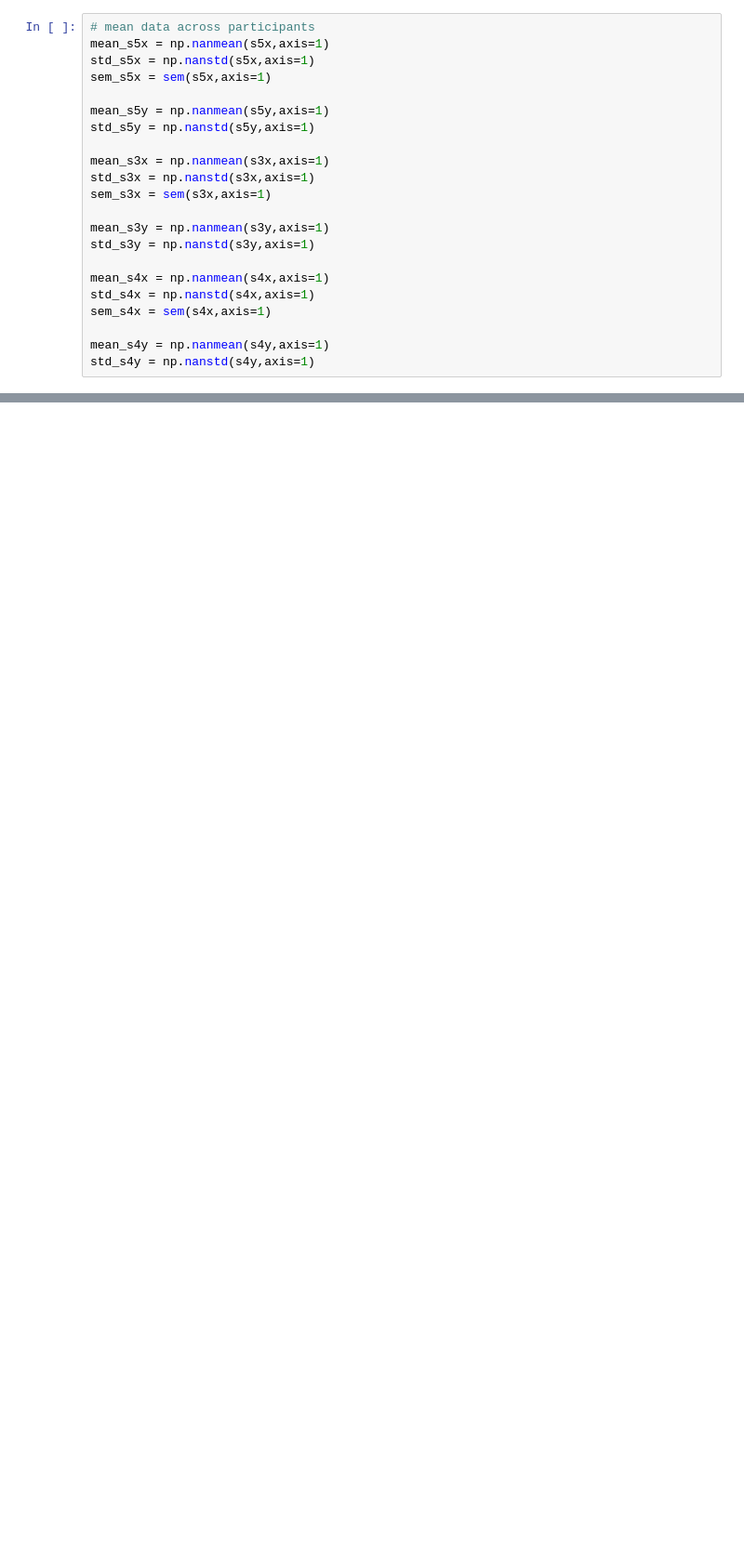
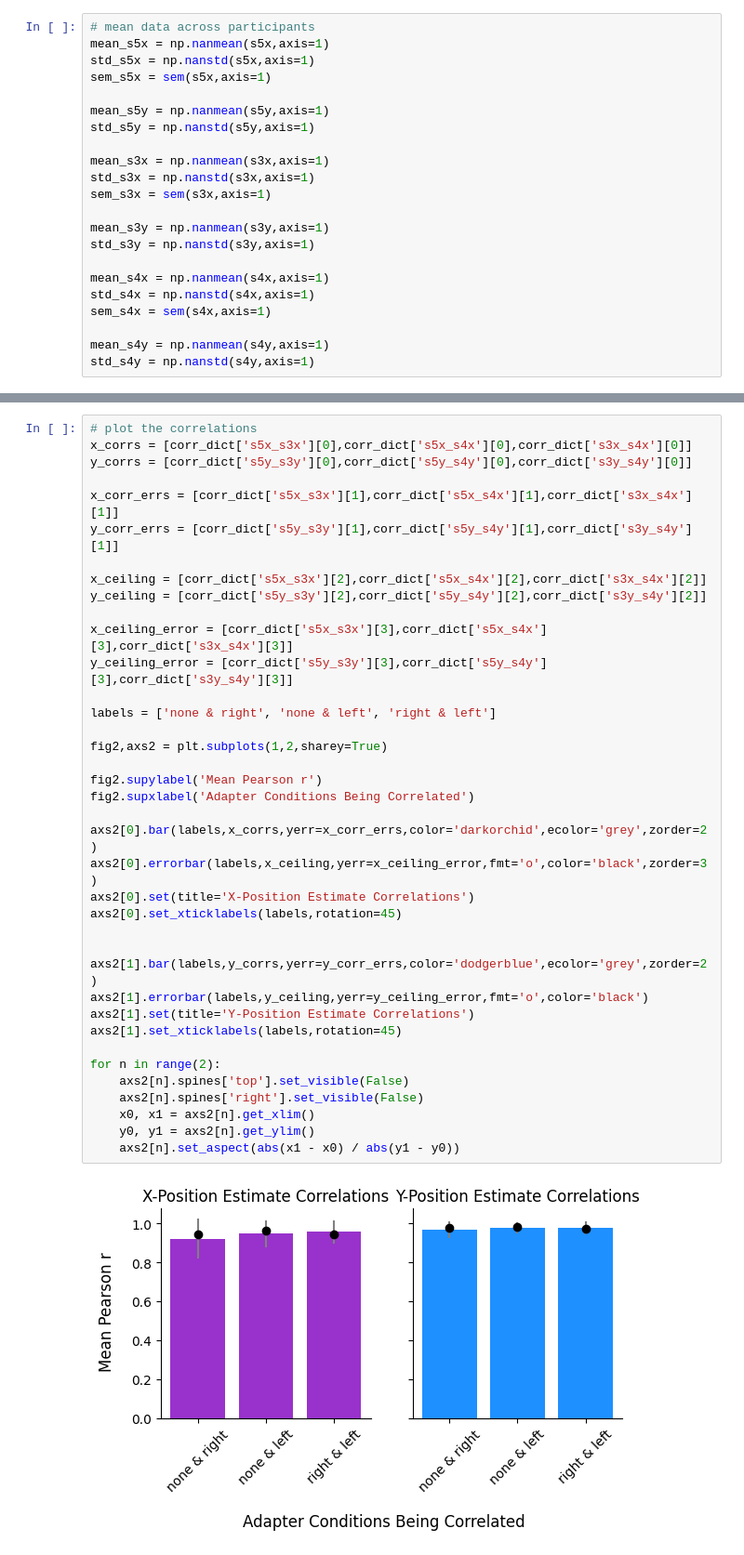
Before and after one commit to vital-kolab/obj-position-bias, a Jupyter notebook: figure2.ipynb, the cells around one changed output, grey strips where cells are left out. Shown at 93% size. Cells and saved outputs as stored; diff of their text form; blank space fills up the shorter version.

```diff
--- a/figure2.ipynb
+++ b/figure2.ipynb
@@ -71,0 +248,40 @@ plt.gca().set_aspect(abs(x1 - x0) / abs(y1 - y0))
+# %%
+# plot the correlations
+x_corrs = [corr_dict['s5x_s3x'][0],corr_dict['s5x_s4x'][0],corr_dict['s3x_s4x'][0]]
+y_corrs = [corr_dict['s5y_s3y'][0],corr_dict['s5y_s4y'][0],corr_dict['s3y_s4y'][0]]
+
+x_corr_errs = [corr_dict['s5x_s3x'][1],corr_dict['s5x_s4x'][1],corr_dict['s3x_s4x'][1]]
+y_corr_errs = [corr_dict['s5y_s3y'][1],corr_dict['s5y_s4y'][1],corr_dict['s3y_s4y'][1]]
+
+x_ceiling = [corr_dict['s5x_s3x'][2],corr_dict['s5x_s4x'][2],corr_dict['s3x_s4x'][2]]
+y_ceiling = [corr_dict['s5y_s3y'][2],corr_dict['s5y_s4y'][2],corr_dict['s3y_s4y'][2]]
+
+x_ceiling_error = [corr_dict['s5x_s3x'][3],corr_dict['s5x_s4x'][3],corr_dict['s3x_s4x'][3]]
+y_ceiling_error = [corr_dict['s5y_s3y'][3],corr_dict['s5y_s4y'][3],corr_dict['s3y_s4y'][3]]
+
+labels = ['none & right', 'none & left', 'right & left']
+
+fig2,axs2 = plt.subplots(1,2,sharey=True)
+
+fig2.supylabel('Mean Pearson r')
+fig2.supxlabel('Adapter Conditions Being Correlated')
+
+axs2[0].bar(labels,x_corrs,yerr=x_corr_errs,color='darkorchid',ecolor='grey',zorder=2)
+axs2[0].errorbar(labels,x_ceiling,yerr=x_ceiling_error,fmt='o',color='black',zorder=3)
+axs2[0].set(title='X-Position Estimate Correlations')
+axs2[0].set_xticklabels(labels,rotation=45)
+
+
+axs2[1].bar(labels,y_corrs,yerr=y_corr_errs,color='dodgerblue',ecolor='grey',zorder=2)
+axs2[1].errorbar(labels,y_ceiling,yerr=y_ceiling_error,fmt='o',color='black')
+axs2[1].set(title='Y-Position Estimate Correlations')
+axs2[1].set_xticklabels(labels,rotation=45)
+
+for n in range(2):
+    axs2[n].spines['top'].set_visible(False)
+    axs2[n].spines['right'].set_visible(False)
+    x0, x1 = axs2[n].get_xlim()
+    y0, y1 = axs2[n].get_ylim()
+    axs2[n].set_aspect(abs(x1 - x0) / abs(y1 - y0))
+# %% [output]
+[figure, added]
```
Also changed, not shown: parts of 19 cells of this notebook, 3 other files.
